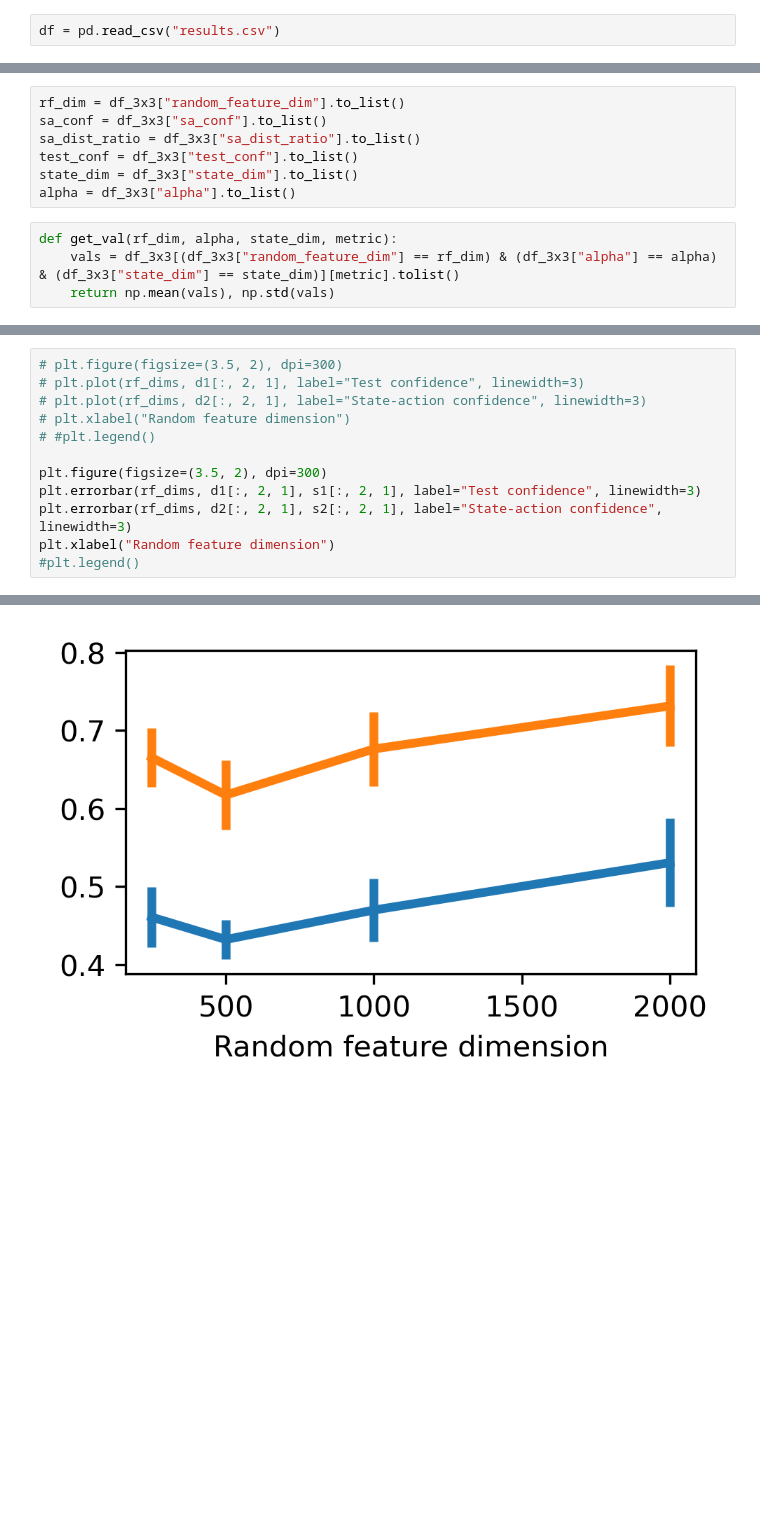
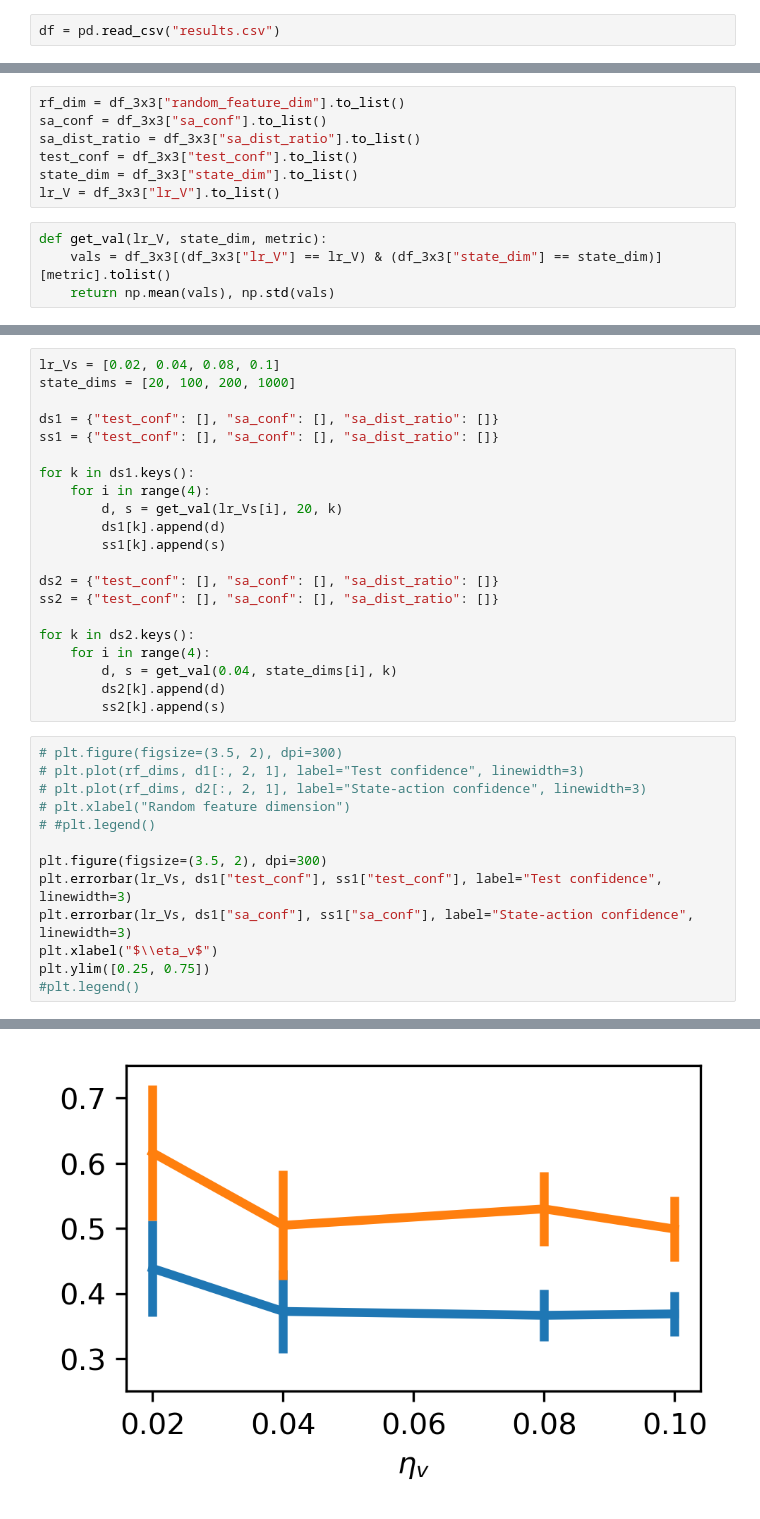
Before and after one commit to calvin4770/POCML, a Jupyter notebook: data_visualization.ipynb, the cells around one changed output, grey strips where cells are left out. Cells and saved outputs as stored; diff of their text form; blank space fills up the shorter version.

Commit message:
Added result visualization

```diff
--- a/data_visualization.ipynb
+++ b/data_visualization.ipynb
@@ -13,8 +13,8 @@ sa_conf = df_3x3["sa_conf"].to_list()
 sa_dist_ratio = df_3x3["sa_dist_ratio"].to_list()
 test_conf = df_3x3["test_conf"].to_list()
 state_dim = df_3x3["state_dim"].to_list()
-alpha = df_3x3["alpha"].to_list()
+lr_V = df_3x3["lr_V"].to_list()
 # %%
-def get_val(rf_dim, alpha, state_dim, metric):
-    vals = df_3x3[(df_3x3["random_feature_dim"] == rf_dim) & (df_3x3["alpha"] == alpha) & (df_3x3["state_dim"] == state_dim)][metric].tolist()
+def get_val(lr_V, state_dim, metric):
+    vals = df_3x3[(df_3x3["lr_V"] == lr_V) & (df_3x3["state_dim"] == state_dim)][metric].tolist()
     return np.mean(vals), np.std(vals)
@@ -46,3 +21,24 @@ for i in range(4):
+# %%
+lr_Vs = [0.02, 0.04, 0.08, 0.1]
+state_dims = [20, 100, 200, 1000]
+
+ds1 = {"test_conf": [], "sa_conf": [], "sa_dist_ratio": []}
+ss1 = {"test_conf": [], "sa_conf": [], "sa_dist_ratio": []}
+
+for k in ds1.keys():
+    for i in range(4):
+        d, s = get_val(lr_Vs[i], 20, k)
+        ds1[k].append(d)
+        ss1[k].append(s)
+
+ds2 = {"test_conf": [], "sa_conf": [], "sa_dist_ratio": []}
+ss2 = {"test_conf": [], "sa_conf": [], "sa_dist_ratio": []}
+
+for k in ds2.keys():
+    for i in range(4):
+        d, s = get_val(0.04, state_dims[i], k)
+        ds2[k].append(d)
+        ss2[k].append(s)
 # %%
 # plt.figure(figsize=(3.5, 2), dpi=300)
 # plt.plot(rf_dims, d1[:, 2, 1], label="Test confidence", linewidth=3)
@@ -51,8 +47,9 @@ for i in range(4):
 # #plt.legend()
 
 plt.figure(figsize=(3.5, 2), dpi=300)
-plt.errorbar(rf_dims, d1[:, 2, 1], s1[:, 2, 1], label="Test confidence", linewidth=3)
-plt.errorbar(rf_dims, d2[:, 2, 1], s2[:, 2, 1], label="State-action confidence", linewidth=3)
-plt.xlabel("Random feature dimension")
+plt.errorbar(lr_Vs, ds1["test_conf"], ss1["test_conf"], label="Test confidence", linewidth=3)
+plt.errorbar(lr_Vs, ds1["sa_conf"], ss1["sa_conf"], label="State-action confidence", linewidth=3)
+plt.xlabel("$\\eta_v$")
+plt.ylim([0.25, 0.75])
 #plt.legend()
 # %% [output]
@@ -60,3 +57,3 @@ Text(0.5, 0, 'Random feature dimension')
-[figure, old version]
+[figure, new version]
 # %%
 plt.figure(figsize=(3.5, 2), dpi=300)
```
Also changed, not shown: parts of 9 cells of this notebook, 1 other file.
